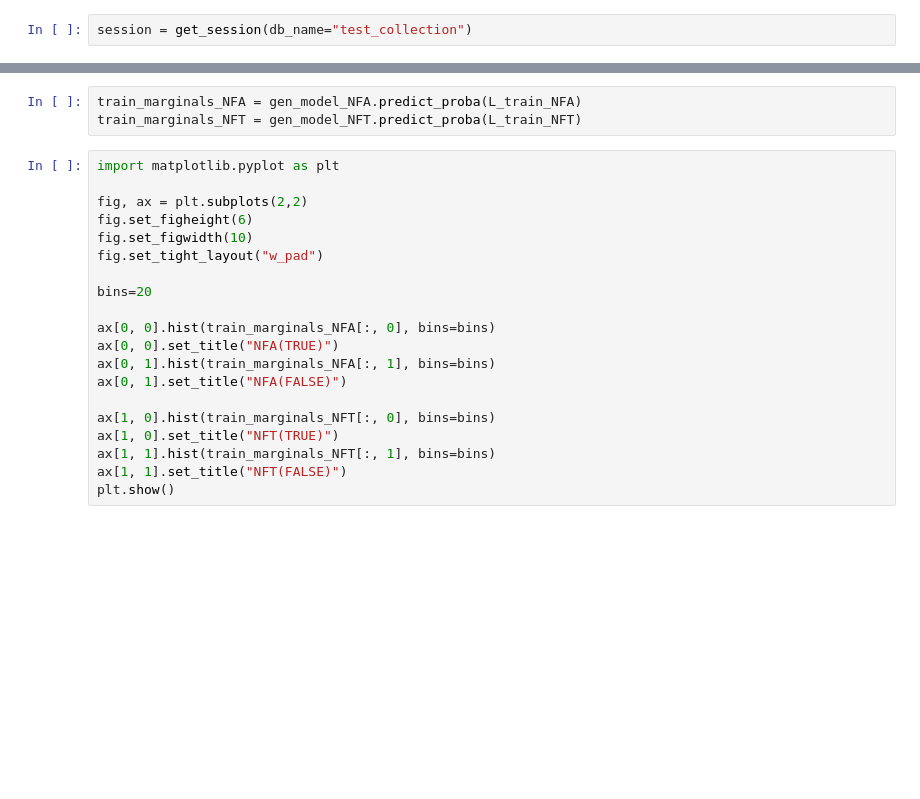
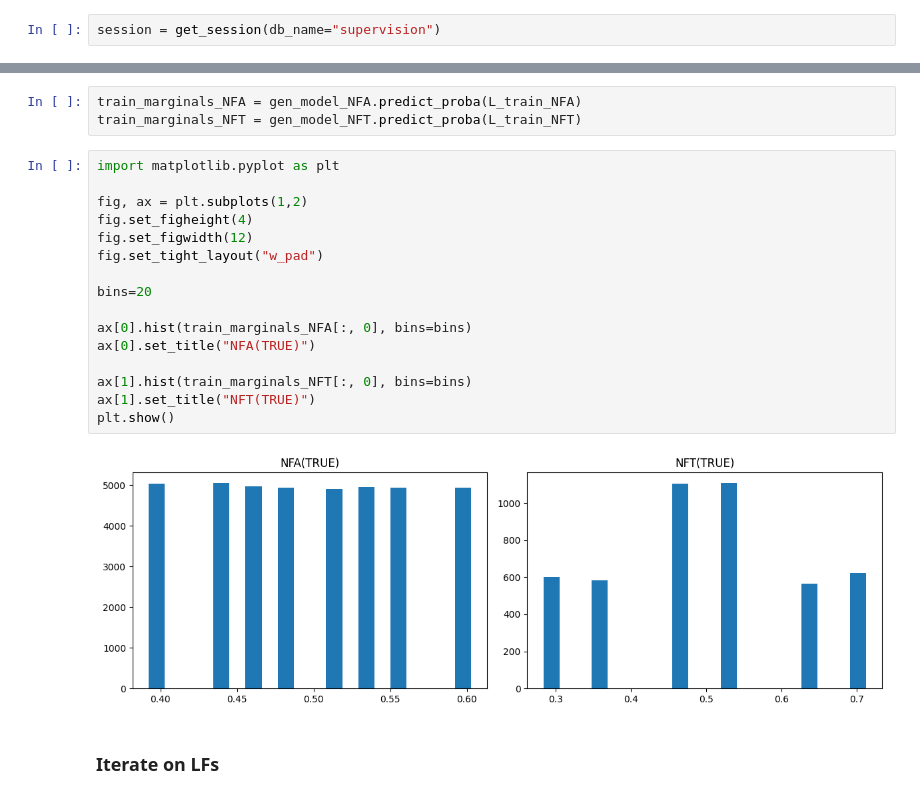
Before and after one commit to MeMo-KBC/bio-medRxiv, a Jupyter notebook: analyse_label_model.ipynb, the cells around one changed output, grey strips where cells are left out. Cells and saved outputs as stored; diff of their text form; blank space fills up the shorter version.

```diff
--- a/analyse_label_model.ipynb
+++ b/analyse_label_model.ipynb
@@ -16,4 +16,4 @@ from pipeline.lfs.dummy_lfs import dummy_lfs
 # %% [markdown]
 Get session object
 # %%
-session = get_session(db_name="test_collection")
+session = get_session(db_name="supervision")
@@ -78,20 +102,20 @@ train_marginals_NFT = gen_model_NFT.predict_proba(L_train_NFT)
 # %%
 import matplotlib.pyplot as plt
 
-fig, ax = plt.subplots(2,2)
-fig.set_figheight(6)
-fig.set_figwidth(10)
+fig, ax = plt.subplots(1,2)
+fig.set_figheight(4)
+fig.set_figwidth(12)
 fig.set_tight_layout("w_pad")
 
 bins=20
 
-ax[0, 0].hist(train_marginals_NFA[:, 0], bins=bins)
-ax[0, 0].set_title("NFA(TRUE)")
-ax[0, 1].hist(train_marginals_NFA[:, 1], bins=bins)
-ax[0, 1].set_title("NFA(FALSE)")
+ax[0].hist(train_marginals_NFA[:, 0], bins=bins)
+ax[0].set_title("NFA(TRUE)")
 
-ax[1, 0].hist(train_marginals_NFT[:, 0], bins=bins)
-ax[1, 0].set_title("NFT(TRUE)")
-ax[1, 1].hist(train_marginals_NFT[:, 1], bins=bins)
-ax[1, 1].set_title("NFT(FALSE)")
+ax[1].hist(train_marginals_NFT[:, 0], bins=bins)
+ax[1].set_title("NFT(TRUE)")
 plt.show()
+# %% [output]
+[figure, added]
+# %% [markdown]
+### Iterate on LFs
```
Also changed, not shown: parts of 15 cells of this notebook, 8 other files.
